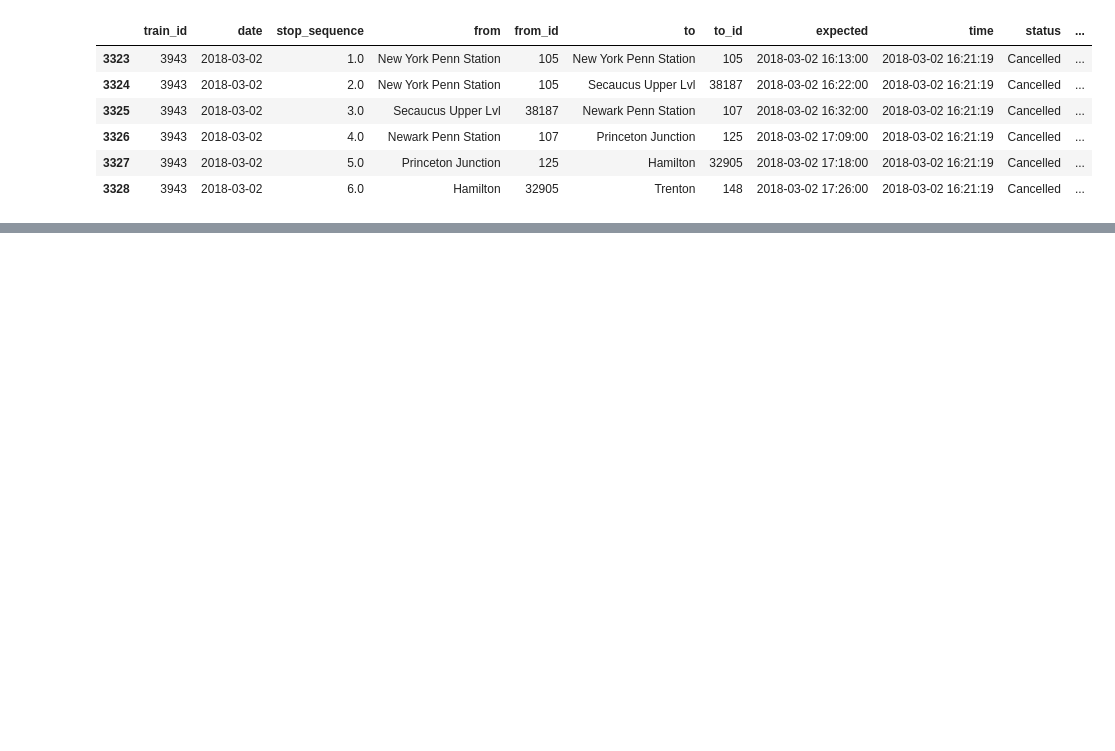
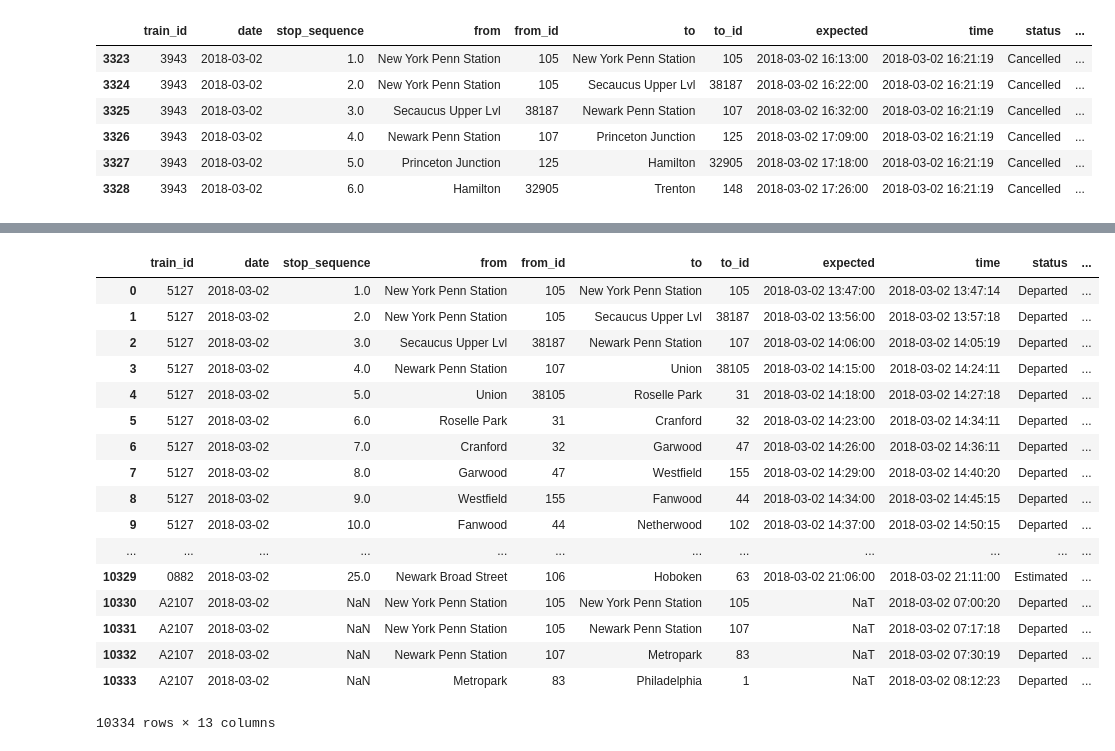
Before and after one commit to pranavbadami/njtransit, a Jupyter notebook: notebooks/analysis/case_study_0302.ipynb, the cells around one changed output, grey strips where cells are left out. Cells and saved outputs as stored; diff of their text form; code cells hidden in the pictures; blank space fills up the shorter version.

```diff
--- a/notebooks/analysis/case_study_0302.ipynb
+++ b/notebooks/analysis/case_study_0302.ipynb
@@ -289,3 +327,26 @@ figure = {'data': [{'x': [0, 1], 'y': [0, 1], 'type': 'scatter', 'mode':'markers
 plotly.offline.iplot(figure)
 # %% [output]
 [interactive output not drawn]
+# %%
+def get_relevant()
+# %%
+df.groupby('train_id').apply(get_relevant)
+# %% [output]
+|  | train_id | date | stop_sequence | from | from_id | to | to_id | expected | time | status | ... |
+| 0 | 5127 | 2018-03-02 | 1.0 | New York Penn Station | 105 | New York Penn Station | 105 | 2018-03-02 13:47:00 | 2018-03-02 13:47:14 | Departed | ... |
+| 1 | 5127 | 2018-03-02 | 2.0 | New York Penn Station | 105 | Secaucus Upper Lvl | 38187 | 2018-03-02 13:56:00 | 2018-03-02 13:57:18 | Departed | ... |
+| 2 | 5127 | 2018-03-02 | 3.0 | Secaucus Upper Lvl | 38187 | Newark Penn Station | 107 | 2018-03-02 14:06:00 | 2018-03-02 14:05:19 | Departed | ... |
+| 3 | 5127 | 2018-03-02 | 4.0 | Newark Penn Station | 107 | Union | 38105 | 2018-03-02 14:15:00 | 2018-03-02 14:24:11 | Departed | ... |
+| 4 | 5127 | 2018-03-02 | 5.0 | Union | 38105 | Roselle Park | 31 | 2018-03-02 14:18:00 | 2018-03-02 14:27:18 | Departed | ... |
+| 5 | 5127 | 2018-03-02 | 6.0 | Roselle Park | 31 | Cranford | 32 | 2018-03-02 14:23:00 | 2018-03-02 14:34:11 | Departed | ... |
+| 6 | 5127 | 2018-03-02 | 7.0 | Cranford | 32 | Garwood | 47 | 2018-03-02 14:26:00 | 2018-03-02 14:36:11 | Departed | ... |
+| 7 | 5127 | 2018-03-02 | 8.0 | Garwood | 47 | Westfield | 155 | 2018-03-02 14:29:00 | 2018-03-02 14:40:20 | Departed | ... |
+| 8 | 5127 | 2018-03-02 | 9.0 | Westfield | 155 | Fanwood | 44 | 2018-03-02 14:34:00 | 2018-03-02 14:45:15 | Departed | ... |
+| 9 | 5127 | 2018-03-02 | 10.0 | Fanwood | 44 | Netherwood | 102 | 2018-03-02 14:37:00 | 2018-03-02 14:50:15 | Departed | ... |
+| ... | ... | ... | ... | ... | ... | ... | ... | ... | ... | ... | ... |
+| 10329 | 0882 | 2018-03-02 | 25.0 | Newark Broad Street | 106 | Hoboken | 63 | 2018-03-02 21:06:00 | 2018-03-02 21:11:00 | Estimated | ... |
+| 10330 | A2107 | 2018-03-02 | NaN | New York Penn Station | 105 | New York Penn Station | 105 | NaT | 2018-03-02 07:00:20 | Departed | ... |
+| 10331 | A2107 | 2018-03-02 | NaN | New York Penn Station | 105 | Newark Penn Station | 107 | NaT | 2018-03-02 07:17:18 | Departed | ... |
+| 10332 | A2107 | 2018-03-02 | NaN | Newark Penn Station | 107 | Metropark | 83 | NaT | 2018-03-02 07:30:19 | Departed | ... |
+| 10333 | A2107 | 2018-03-02 | NaN | Metropark | 83 | Philadelphia | 1 | NaT | 2018-03-02 08:12:23 | Departed | ... |
+10334 rows × 13 columns
```
Also changed, not shown: parts of 25 cells of this notebook.
